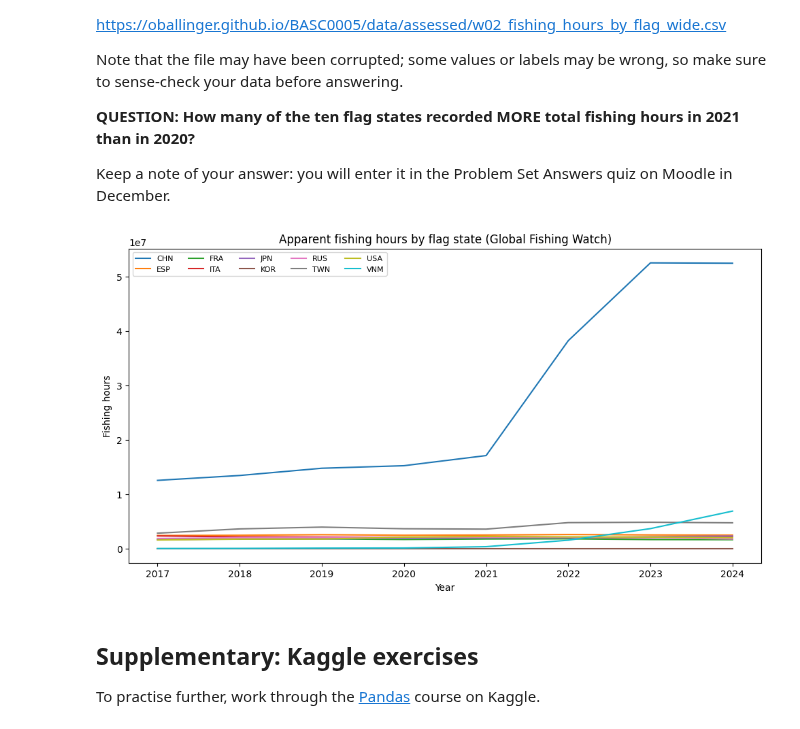
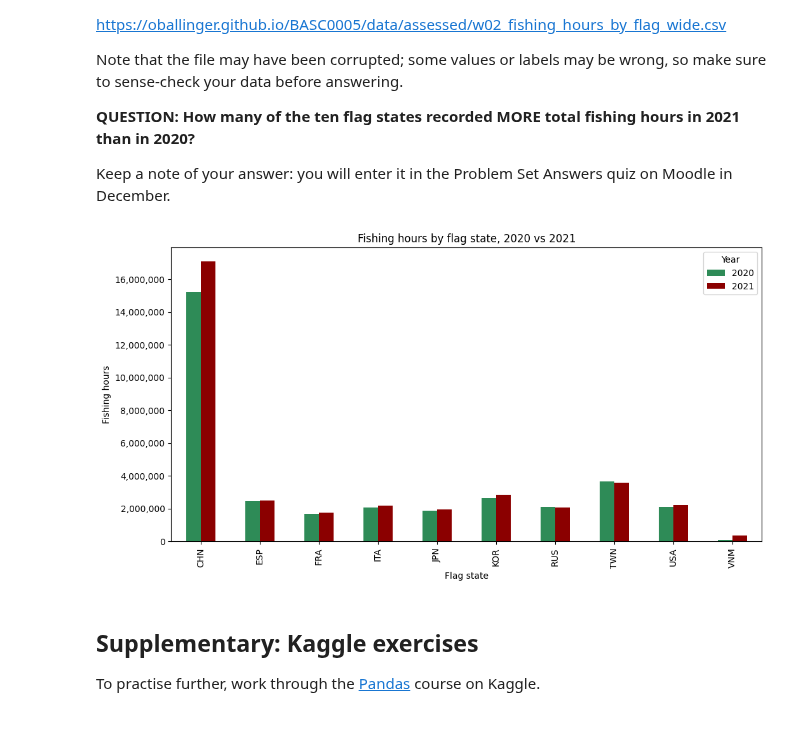
Before and after one commit to aaliyamckee/QM2, a Jupyter notebook: Aaliya_W02_Pandas.ipynb, the cells around one changed output. Cells and saved outputs as stored; diff of their text form; code cells hidden in the pictures.

```diff
--- a/Aaliya_W02_Pandas.ipynb
+++ b/Aaliya_W02_Pandas.ipynb
@@ -353,40 +417,43 @@ Note that the file may have been corrupted; some values or labels may be wrong,
 Keep a note of your answer: you will enter it in the Problem Set Answers quiz on Moodle in December.
 # %%
 import pandas as pd
+import matplotlib.pyplot as plt
 
 
-fishing = pd.read_csv("https://oballinger.github.io/BASC0005/data/assessed/w02_fishing_hours_by_flag_wide.csv")
-subset = fishing.iloc[:,36:60]
-subset = subset.apply(lambda c: pd.to_numeric(c.astype(str).str.replace(",", "", regex=False), errors="coerce"))
+fishing = pd.read_csv("https://oballinger.github.io/BASC0005/data/assessed/w02_fishing_hours_by_flag_wide.csv", thousands=",")
+#thousands = , makes sure it counts the Korea column as thousands and not strings
 
 #melting the data :)
 
 long = fishing.melt(id_vars="flag", var_name="month", value_name="fishing_hours")
 long["month"] = pd.to_datetime(long["month"])
 long["fishing_hours"] = pd.to_numeric(long["fishing_hours"], errors="coerce")
 
-#then turning the monthly data into just by year? i fear this failed
+#then turning the monthly data into just by year? i think..
 
 annual = long.groupby(["flag", long["month"].dt.year])["fishing_hours"].sum().unstack()
 annual
 
-date_cols = fishing.columns[37:61]   # whichever positions hold the monthly columns
-long = fishing.melt(id_vars="flag", value_vars=date_cols, var_name="month", value_name="fishing_hours")
+date_cols = fishing.columns[37:61]
 
+two_years = annual[[2020, 2021]]
 
-annual.head(10).T.plot(figsize=(12,6))
-plt.title("Apparent fishing hours by flag state (Global Fishing Watch)")
-plt.xlabel("Year")
+ax = two_years.plot(kind="bar", figsize=(12, 6), color=["seagreen","darkred"])
+ax.yaxis.set_major_formatter(mtick.StrMethodFormatter("{x:,.0f}"))
+
+plt.title("Fishing hours by flag state, 2020 vs 2021")
+plt.xlabel("Flag state")
 plt.ylabel("Fishing hours")
-plt.legend(ncol=5, fontsize=8, loc="upper left")
+plt.legend(title="Year")
 plt.show()
 
+#whether or not to include Vietnam?
 
 
 #okay but is Vietnam the error? tbd? askj it seems okay for 2020 and 2021 so do I exclude it or not.
 #it appears as those the row for Vietnam has been corrupted (at least for the earlier years) as there are months where there is no value, there are 0 fishing hours or very low numbers which make no sense.
 # %% [output]
-[figure, old version]
+[figure, new version]
 # %% [markdown]
 ## Supplementary: Kaggle exercises
 
```
Also changed, not shown: parts of 8 cells of this notebook.
